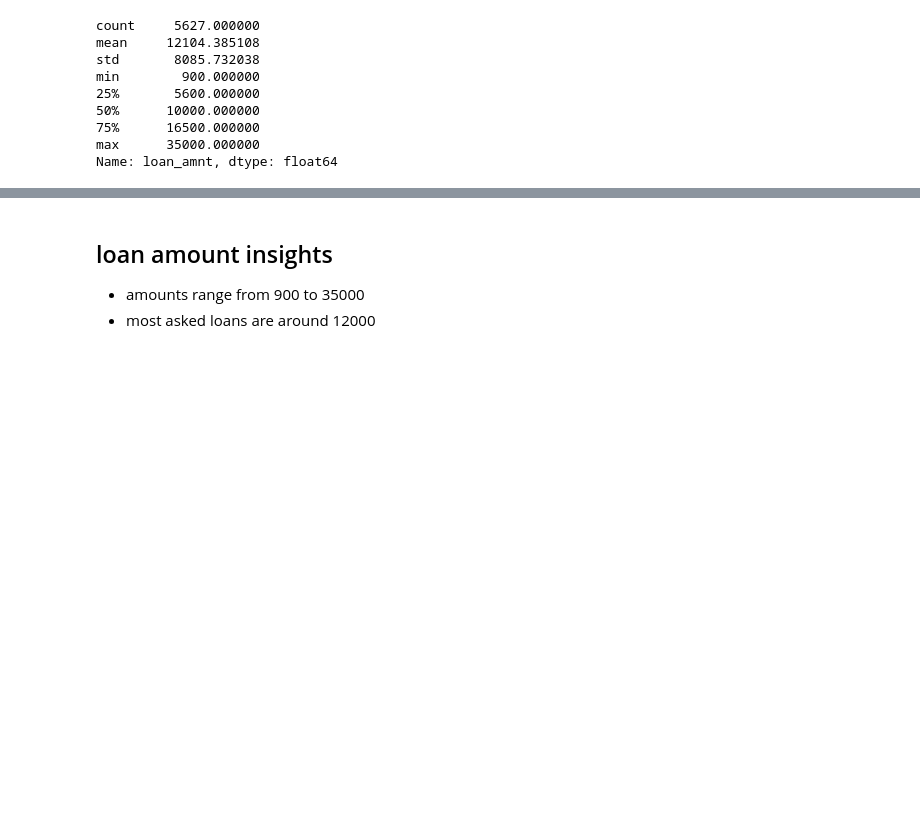
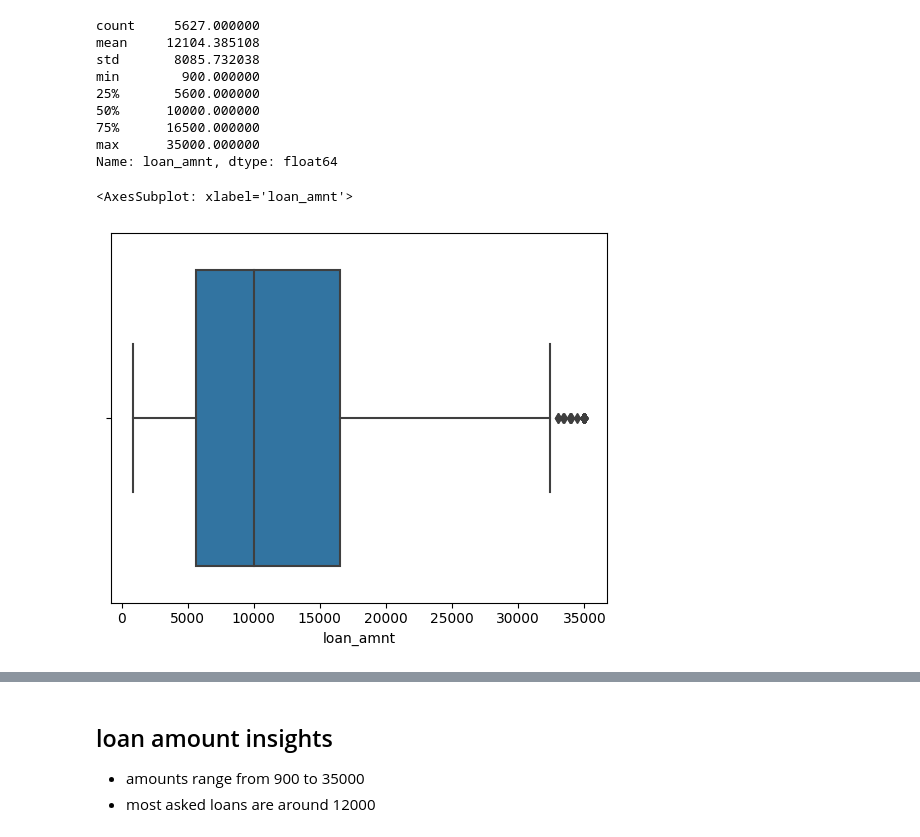
Before and after one commit to udaykirankavaturu/lending-club-case-study, a Jupyter notebook: uday_kiran_kavaturu.ipynb, the cells around one changed output, grey strips where cells are left out. Drawn from its saved outputs; the diff is of its cells as text; code cells hidden in the pictures; blank space fills up the shorter version.

```diff
--- a/uday_kiran_kavaturu.ipynb
+++ b/uday_kiran_kavaturu.ipynb
@@ -237,3 +237,8 @@ min        900.000000
 75%      16500.000000
 max      35000.000000
 Name: loan_amnt, dtype: float64
+# %%
+sns.boxplot(x=charged_off_loans_df['loan_amnt'])
+# %% [output]
+<AxesSubplot: xlabel='loan_amnt'>
+[figure, added]
```
Also changed, not shown: parts of 46 cells of this notebook.
